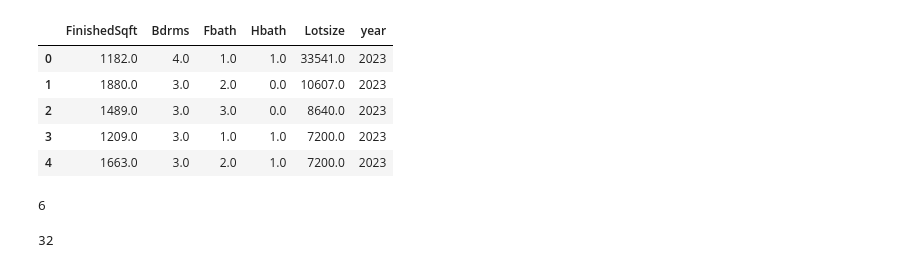
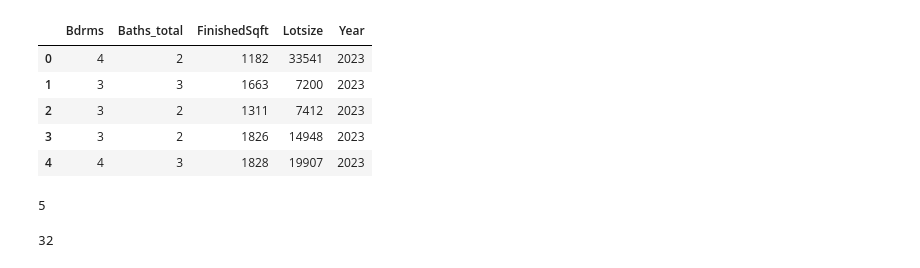
Before and after one commit to vivsarraf/Milwaukee-Property-Price-Predictor-Dashboard, a Jupyter notebook: Project_4_Price_Prediction_Model.ipynb, the cells around one changed output. Saved outputs shown, nothing was run; the diff lists cells and outputs as text; code cells hidden in the pictures.

```diff
--- a/Project_4_Price_Prediction_Model.ipynb
+++ b/Project_4_Price_Prediction_Model.ipynb
@@ -27,0 +28,3 @@ sales_data_df.head()
+# %%
+sales_data_df = sales_data_df.rename(columns={'Bdrms':'Bedrooms', 'Baths_total': 'Bathrooms'})
+sales_data_df.head()
@@ -46 +49,4 @@ month               0
 dtype: int64
+# %%
+sales_data_df['Sale_date'] = pd.to_datetime(sales_data_df['Sale_date'], infer_datetime_format=True, format='mixed')
+sales_data_df.info()
@@ -47,14 +69,14 @@ dtype: int64
 # %%
 y = sales_data_df.Sale_price.values
-X = sales_data_df.drop(columns = ['Unnamed: 0','PropertyID', 'PropType', 'Address','Style','Year_Built','Sale_date', 'Sale_price', 'month'], axis=1)
+X = sales_data_df.drop(columns = ['Sale_price', 'Sale_date','Month'], axis=1)
 X.head()
 # %% [output]
-|  | FinishedSqft | Bdrms | Fbath | Hbath | Lotsize | year |
-| 0 | 1182.0 | 4.0 | 1.0 | 1.0 | 33541.0 | 2023 |
-| 1 | 1880.0 | 3.0 | 2.0 | 0.0 | 10607.0 | 2023 |
-| 2 | 1489.0 | 3.0 | 3.0 | 0.0 | 8640.0 | 2023 |
-| 3 | 1209.0 | 3.0 | 1.0 | 1.0 | 7200.0 | 2023 |
-| 4 | 1663.0 | 3.0 | 2.0 | 1.0 | 7200.0 | 2023 |
+|  | Bdrms | Baths_total | FinishedSqft | Lotsize | Year |
+| 0 | 4 | 2 | 1182 | 33541 | 2023 |
+| 1 | 3 | 3 | 1663 | 7200 | 2023 |
+| 2 | 3 | 2 | 1311 | 7412 | 2023 |
+| 3 | 3 | 2 | 1826 | 14948 | 2023 |
+| 4 | 4 | 3 | 1828 | 19907 | 2023 |
 # %%
 # Split the preprocessed data into a training and testing dataset
 # Assign the function a random_state equal to 1
@@ -76,7 +98,7 @@ number_input_features = len(X.iloc[0])
 # Review the number of features
 number_input_features
 # %% [output]
-6
+5
 # %%
 # Define the number of neurons in the output layer
 number_output_neurons = 1
```
Also changed, not shown: parts of 24 cells of this notebook.
